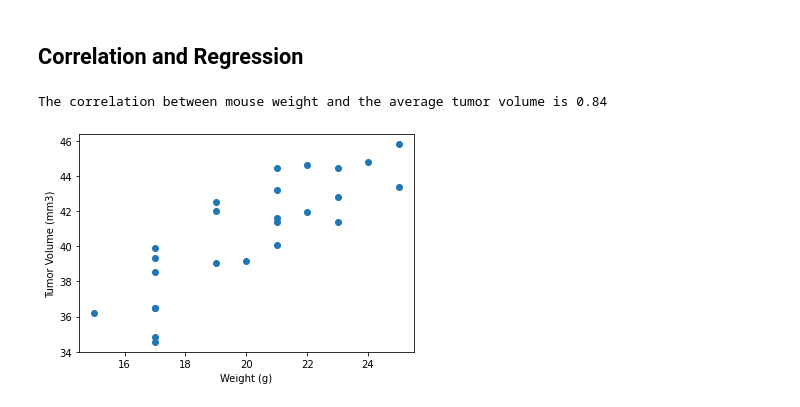
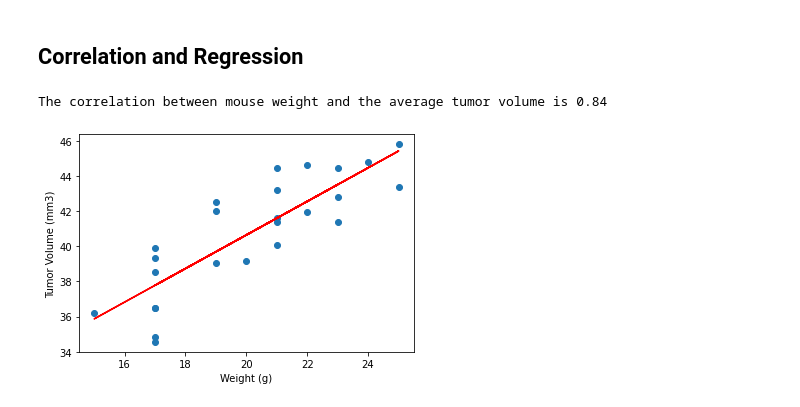
Before and after one commit to johnclos/matplotlib-challenge, a Jupyter notebook: Pymaceuticals/pymaceuticals_starter-mine.ipynb, the cells around one changed output. Drawn from its saved outputs; the diff is of its cells as text; code cells hidden in the pictures.

```diff
--- a/Pymaceuticals/pymaceuticals_starter-mine.ipynb
+++ b/Pymaceuticals/pymaceuticals_starter-mine.ipynb
@@ -72,9 +50,11 @@ mouse_study_dupcnt_df
 # %%
 # Optional: Get all the data for the duplicate mouse ID.
 # %%
-# Create a clean DataFrame by dropping the duplicate mouse by its ID.
+# Create a clean DataFrame by dropping the duplicate mouse by its ID
+# Combine the data into a single dataset
+mouse_study_combine_df = pd.merge(mouse_metadata, study_results, on="Mouse ID", how="outer")
 mouse_study_combine_nodup_df = mouse_study_combine_df.drop_duplicates()
-mouse_study_combine_nodup_df.to_csv('mouse_study_combine_nodup_df.csv')
+
 mouse_study_combine_nodup_df
 # %% [output]
 |  | Mouse ID | Drug Regimen | Sex | Age_months | Weight (g) | Timepoint | Tumor Volume (mm3) | ... |
@@ -321,13 +302,16 @@ plt.show()
 # %%
 # Calculate the correlation coefficient and linear regression model
 # for mouse weight and average tumor volume for the Capomulin regimen
 
 plt.xlabel("Weight (g)")
 plt.ylabel("Tumor Volume (mm3)")
 
 plt.scatter(Capomulin_groupby_MouseID_wtmean_df, Capomulin_groupby_MouseID_tvmean_df,marker='o')
 (slope, intercept, rvalue, pvalue, stderr) = linregress(Capomulin_groupby_MouseID_wtmean_df, Capomulin_groupby_MouseID_tvmean_df)
 print(f"The correlation between mouse weight and the average tumor volume is {round(rvalue, 2)}")
+
+tv_vs_wt_fit = slope * Capomulin_groupby_MouseID_wtmean_df + intercept
+plt.plot(Capomulin_groupby_MouseID_wtmean_df,tv_vs_wt_fit,'-', color='r');
 # %% [output]
 The correlation between mouse weight and the average tumor volume is 0.84
-[figure, old version]
+[figure, new version]
```
Also changed, not shown: parts of 10 cells of this notebook.
